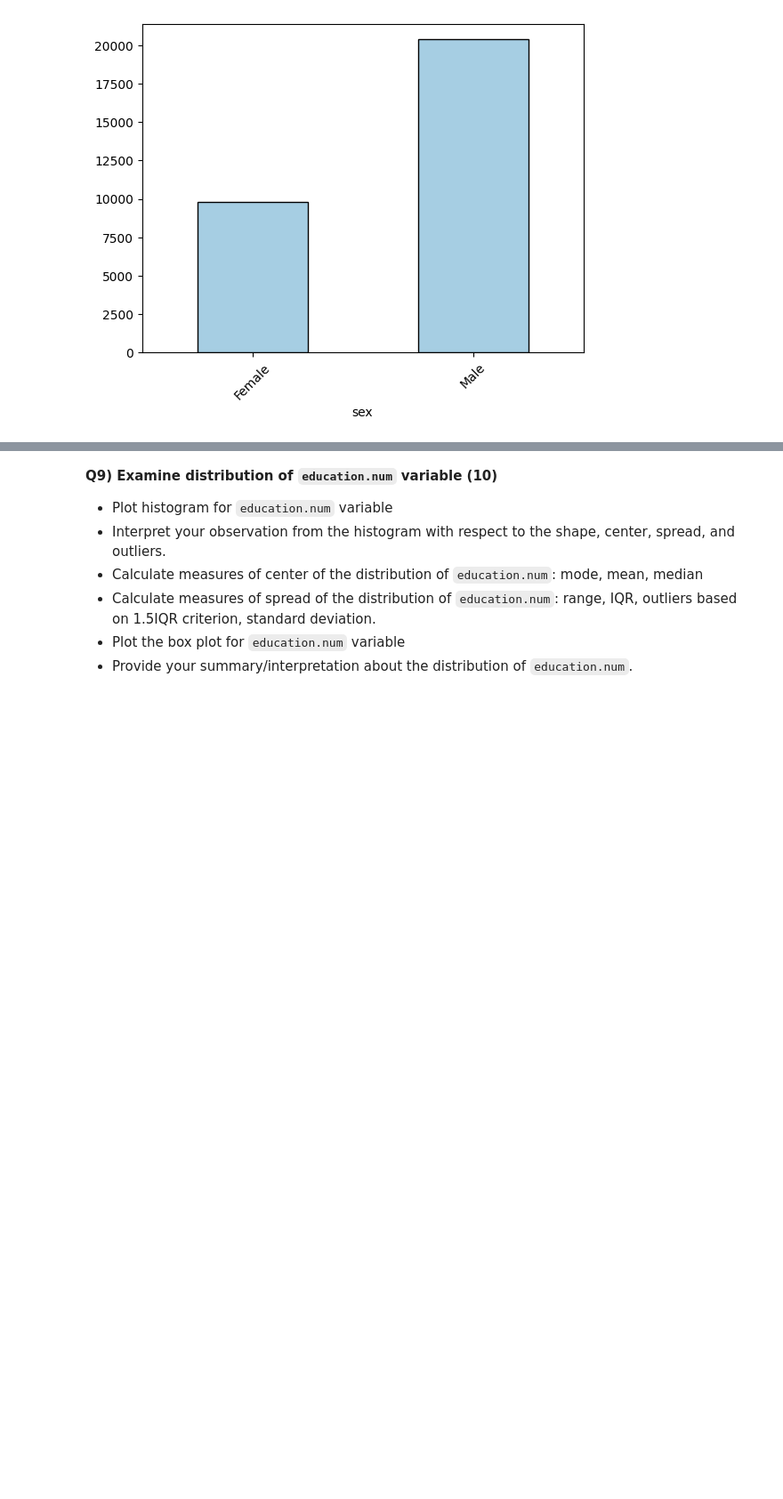
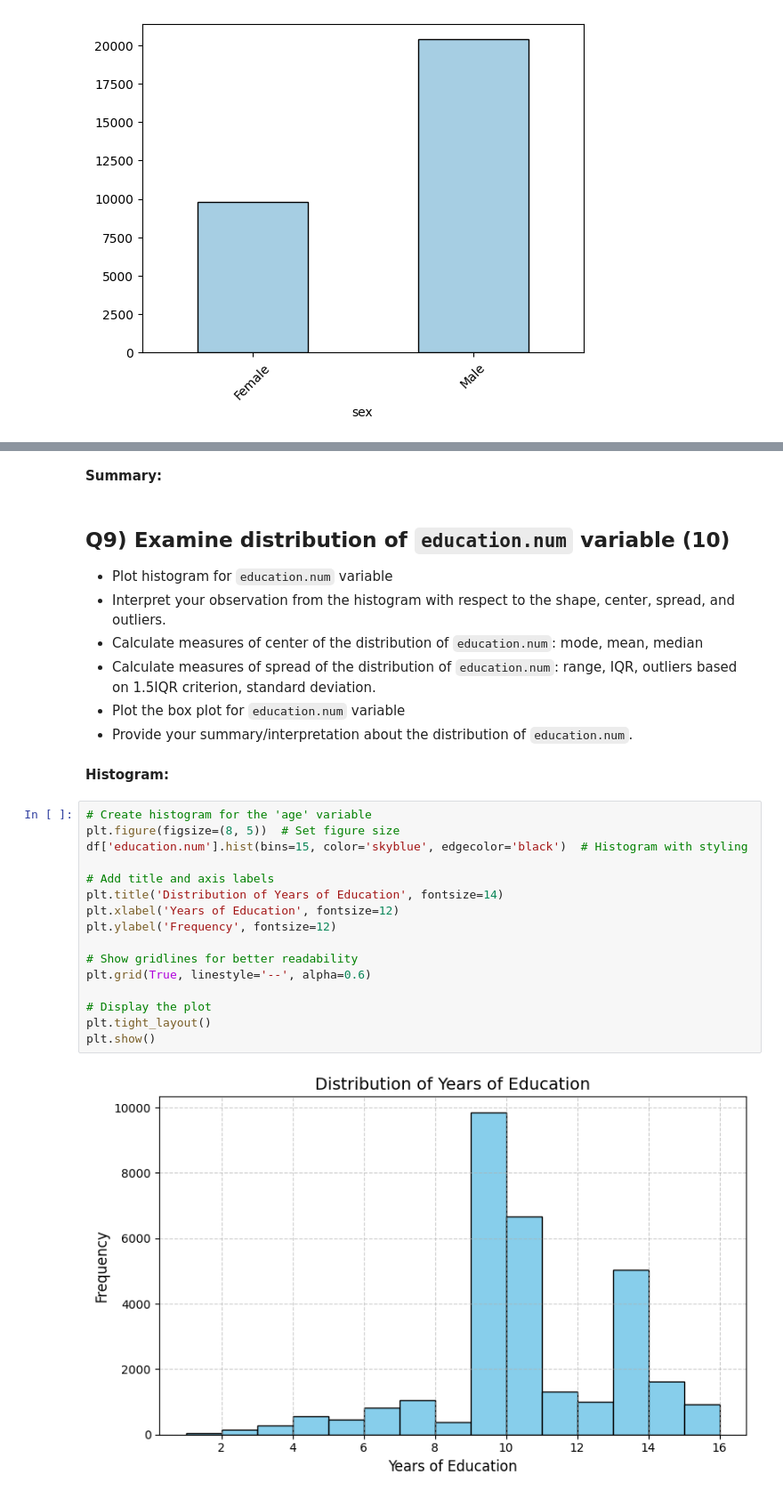
Before and after one commit to DiazHumberto/ASDS_A1, a Jupyter notebook: notebooks/ASDS_A1.ipynb, the cells around one changed output, grey strips where cells are left out. Shown at 89% size. Drawn from its saved outputs; the diff is of its cells as text; blank space fills up the shorter version.

```diff
--- a/notebooks/ASDS_A1.ipynb
+++ b/notebooks/ASDS_A1.ipynb
@@ -387,8 +477,30 @@ center, spread, and outliers.
+# %% [markdown]
+**Summary:**
 # %% [markdown]
-**Q9) Examine distribution of ``education.num`` variable (10)**
+## Q9) Examine distribution of ``education.num`` variable (10)
 - Plot histogram for ``education.num`` variable
 - Interpret your observation from the histogram with respect to the shape, center, spread, and outliers.
 - Calculate measures of center of the distribution of ``education.num``: mode, mean, median
 - Calculate measures of spread of the distribution of ``education.num``: range, IQR, outliers based on 1.5IQR criterion, standard deviation.
 - Plot the box plot for ``education.num`` variable
 - Provide your summary/interpretation about the distribution of ``education.num``.
+# %% [markdown]
+**Histogram:**
+# %%
+# Create histogram for the 'age' variable
+plt.figure(figsize=(8, 5))  # Set figure size
+df['education.num'].hist(bins=15, color='skyblue', edgecolor='black')  # Histogram with styling
+
+# Add title and axis labels
+plt.title('Distribution of Years of Education', fontsize=14)
+plt.xlabel('Years of Education', fontsize=12)
+plt.ylabel('Frequency', fontsize=12)
+
+# Show gridlines for better readability
+plt.grid(True, linestyle='--', alpha=0.6)
+
+# Display the plot
+plt.tight_layout()
+plt.show()
+# %% [output]
+[figure, added]
```
Also changed, not shown: parts of 61 cells of this notebook, 1 other file.
